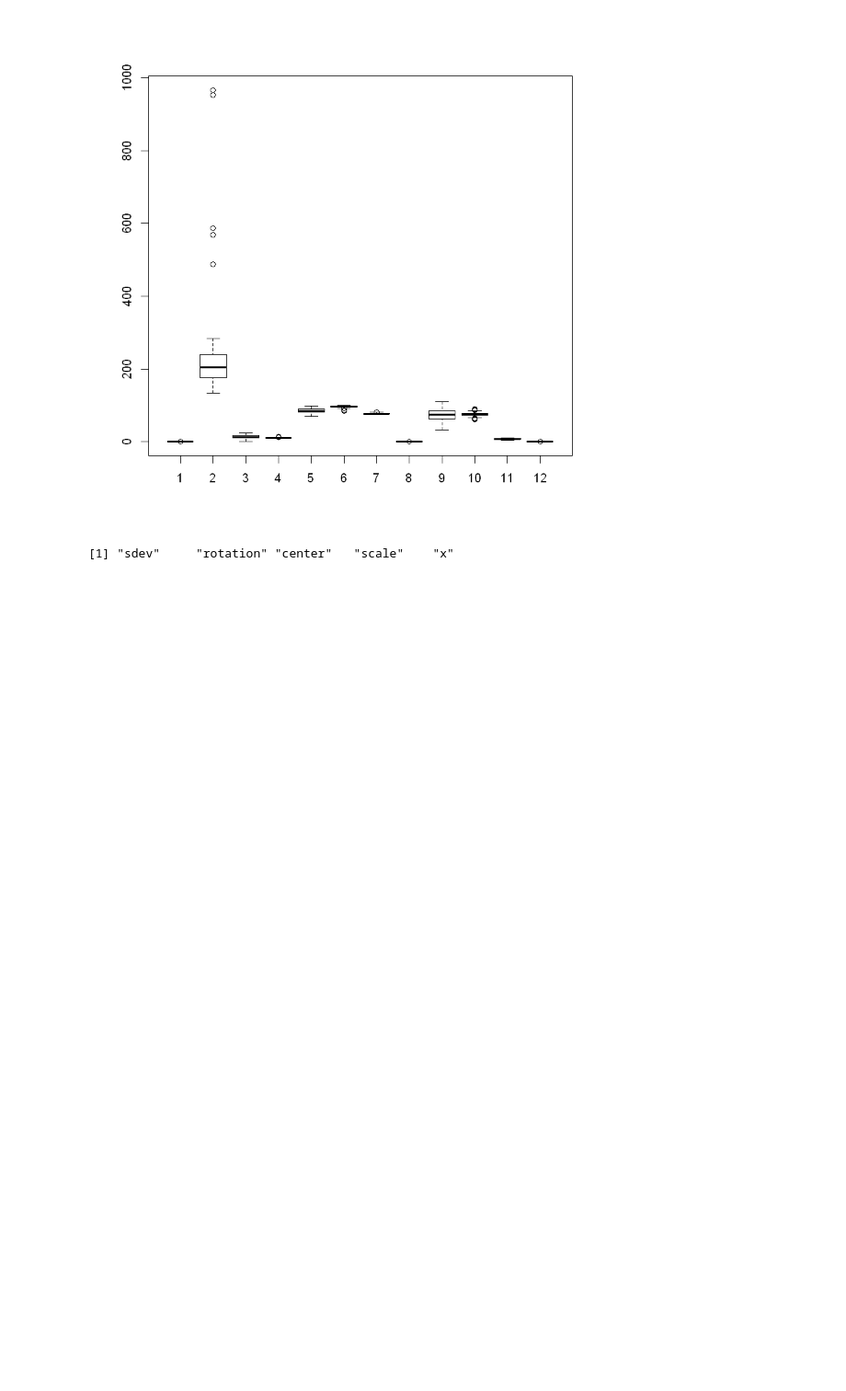
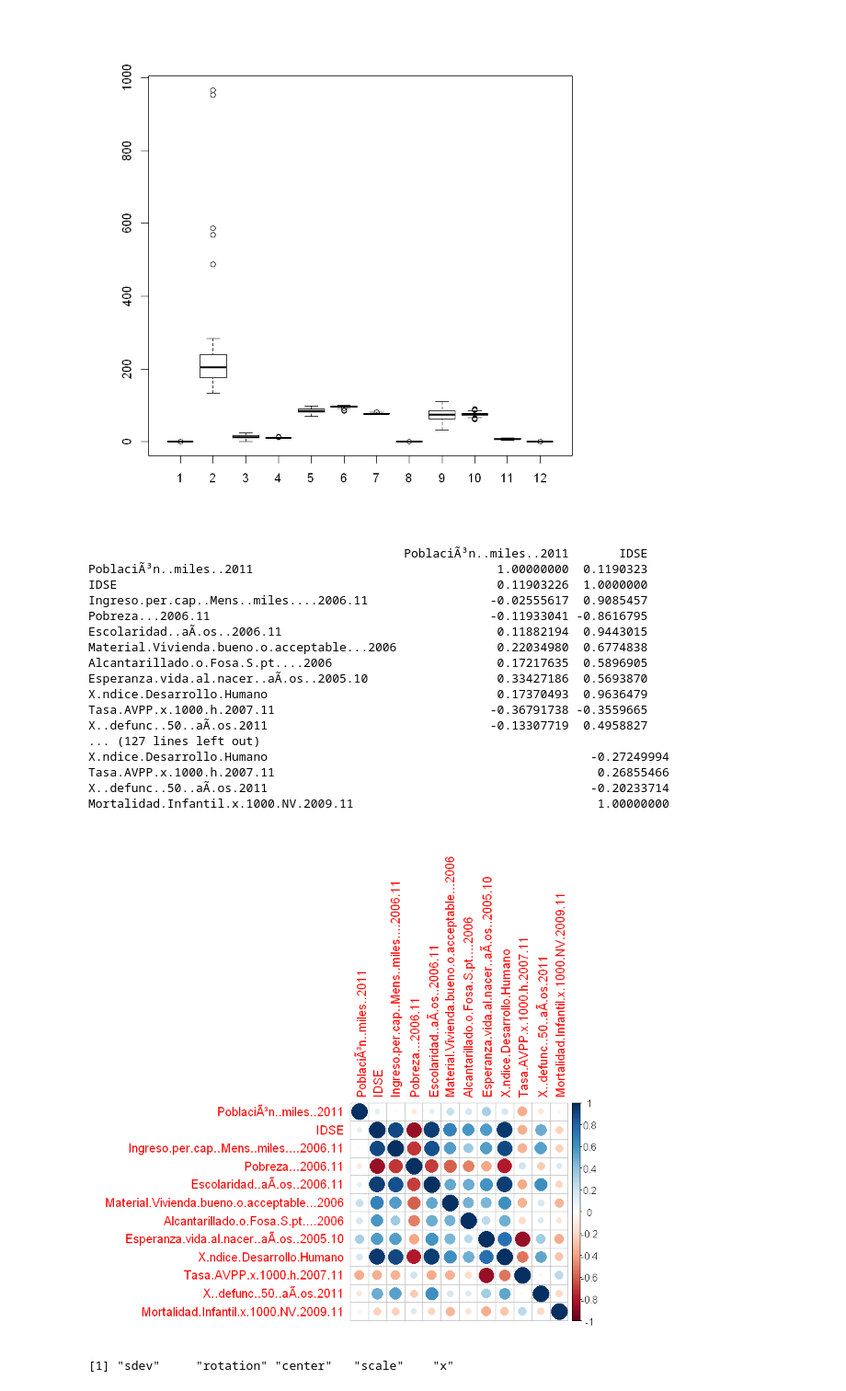
Before and after one commit to alexbgh1/INFO257_U2, a Jupyter notebook: PCA_/PCA.ipynb, the cells around one changed output. Shown at 92% size. Saved outputs shown, nothing was run; the diff lists cells and outputs as text; code cells hidden in the pictures; blank space fills up the shorter version.

```diff
--- a/PCA_/PCA.ipynb
+++ b/PCA_/PCA.ipynb
@@ -385,6 +493,30 @@ boxplot(datos2)
  3rd Qu.: 84.45   3rd Qu.:77.72   3rd Qu.: 8.900   3rd Qu.:0.6965
  Max.   :109.70   Max.   :89.70   Max.   :10.500   Max.   :0.9700
 [figure]
+# %%
+mcor<-cor(datosPobMayor100[,2:13])
+print(mcor)
+
+corrplot(mcor)
+# %% [output]
+                                            PoblaciÃ³n..miles..2011       IDSE
+PoblaciÃ³n..miles..2011                                  1.00000000  0.1190323
+IDSE                                                     0.11903226  1.0000000
+Ingreso.per.cap..Mens..miles....2006.11                 -0.02555617  0.9085457
+Pobreza...2006.11                                       -0.11933041 -0.8616795
+Escolaridad..aÃ.os..2006.11                              0.11882194  0.9443015
+Material.Vivienda.bueno.o.acceptable...2006              0.22034980  0.6774838
+Alcantarillado.o.Fosa.S.pt....2006                       0.17217635  0.5896905
+Esperanza.vida.al.nacer..aÃ.os..2005.10                  0.33427186  0.5693870
+X.ndice.Desarrollo.Humano                                0.17370493  0.9636479
+Tasa.AVPP.x.1000.h.2007.11                              -0.36791738 -0.3559665
+X..defunc..50..aÃ.os.2011                               -0.13307719  0.4958827
+... (127 lines left out)
+X.ndice.Desarrollo.Humano                                             -0.27249994
+Tasa.AVPP.x.1000.h.2007.11                                             0.26855466
+X..defunc..50..aÃ.os.2011                                             -0.20233714
+Mortalidad.Infantil.x.1000.NV.2009.11                                  1.00000000
+[figure, added]
 # %%
 pca_res <- prcomp(datosPobMayor100[,2:13], scale = TRUE)
 names(pca_res)
```
Also changed, not shown: parts of 12 cells of this notebook.
